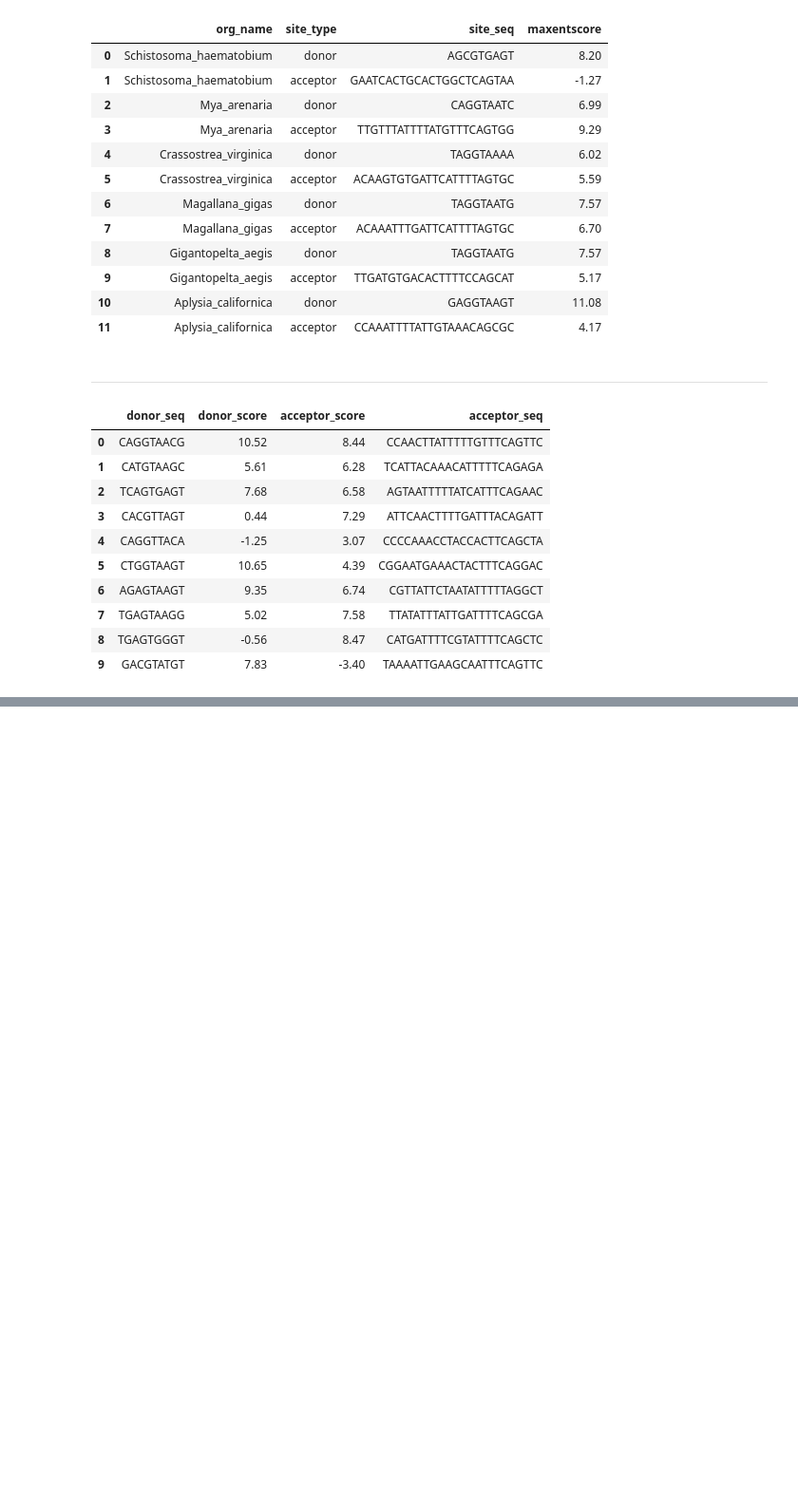
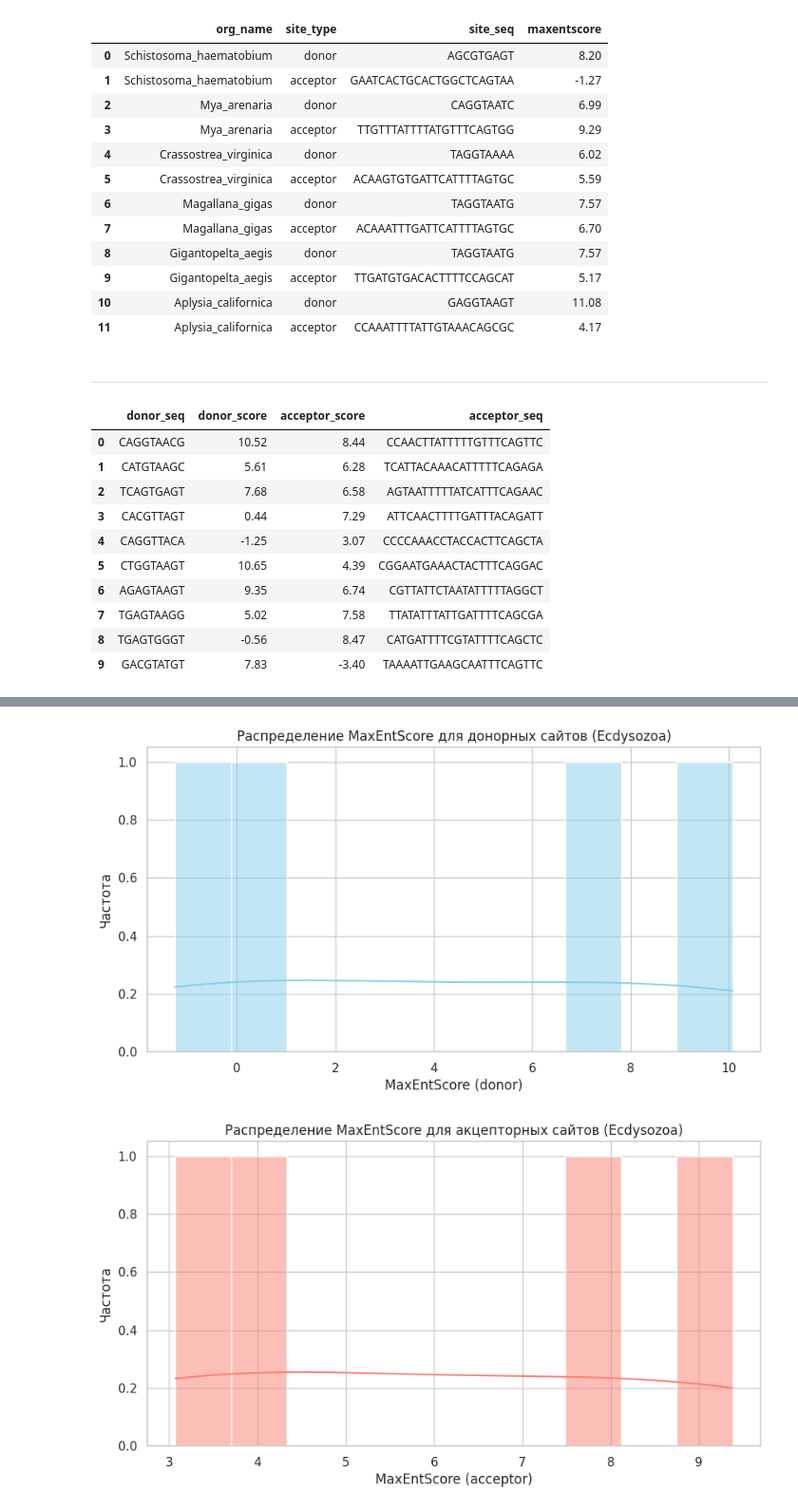
Before and after one commit to ArtemVaska/Diploma, a Jupyter notebook: Scripts/MaxEntScan_protostomia.ipynb, the cells around one changed output, grey strips where cells are left out. Shown at 95% size. Drawn from its saved outputs; the diff is of its cells as text; code cells hidden in the pictures; blank space fills up the shorter version.

Commit message:
Update notebook with plots

```diff
--- a/Scripts/MaxEntScan_protostomia.ipynb
+++ b/Scripts/MaxEntScan_protostomia.ipynb
@@ -84,0 +333,27 @@ df_caenorhabditis_elegans
+# %%
+import matplotlib.pyplot as plt
+import seaborn as sns
+
+# Настройки стиля
+sns.set(style="whitegrid")
+
+# Донорные сайты
+plt.figure(figsize=(10, 5))
+sns.histplot(df_ecdysozoa[df_ecdysozoa["site_type"] == "donor"]["maxentscore"],
+             bins=10, kde=True, color="skyblue")
+plt.title("Распределение MaxEntScore для донорных сайтов (Ecdysozoa)")
+plt.xlabel("MaxEntScore (donor)")
+plt.ylabel("Частота")
+plt.show()
+
+# Акцепторные сайты
+plt.figure(figsize=(10, 5))
+sns.histplot(df_ecdysozoa[df_ecdysozoa["site_type"] == "acceptor"]["maxentscore"],
+             bins=10, kde=True, color="salmon")
+plt.title("Распределение MaxEntScore для акцепторных сайтов (Ecdysozoa)")
+plt.xlabel("MaxEntScore (acceptor)")
+plt.ylabel("Частота")
+plt.show()
+# %% [output]
+[figure, added]
+[figure, added]
```
Also changed, not shown: parts of 22 cells of this notebook.
